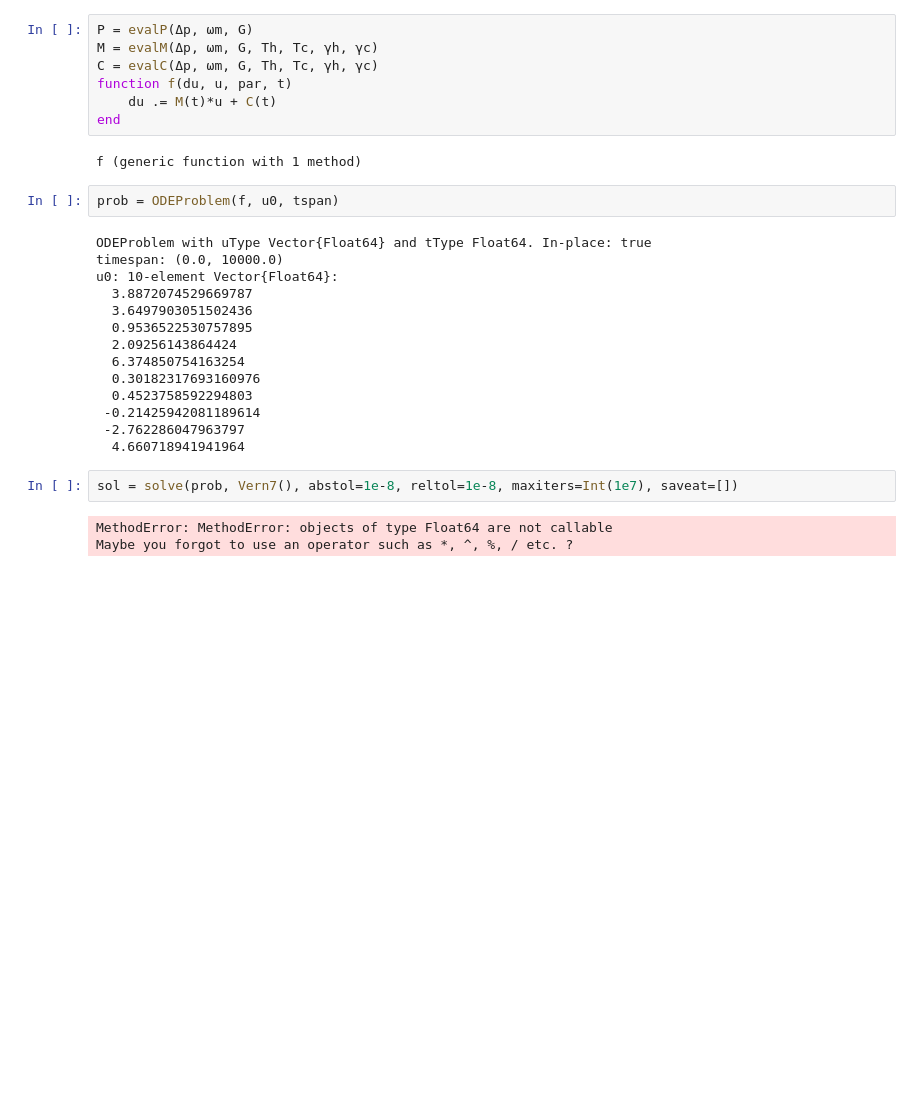
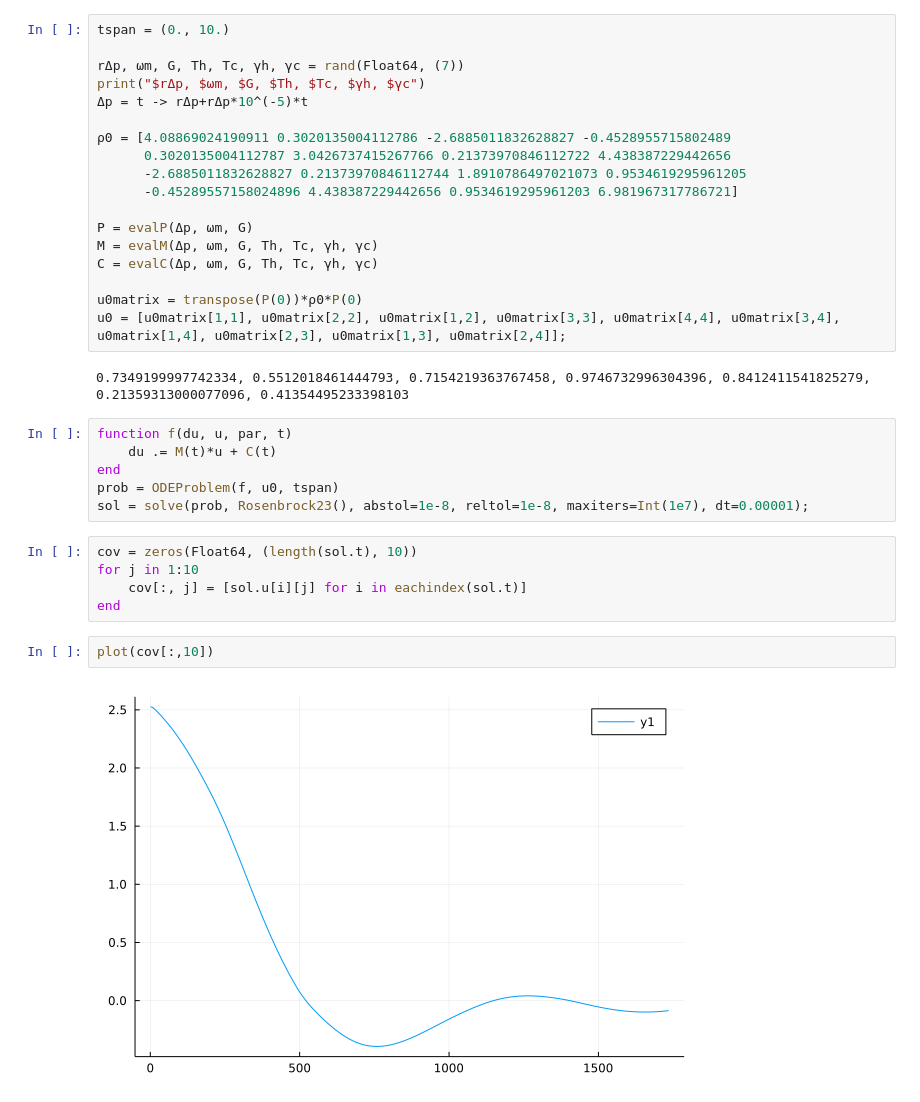
Before and after one commit to mekise/QuantumStirlingEngine, a Jupyter notebook: notebooks/test.ipynb, the cells around one changed output. Drawn from its saved outputs; the diff is of its cells as text; blank space fills up the shorter version.

```diff
--- a/notebooks/test.ipynb
+++ b/notebooks/test.ipynb
@@ -64,30 +8,35 @@ u0 = [u0matrix[1,1], u0matrix[2,2], u0matrix[1,2], u0matrix[3,3], u0matrix[4,4],
-# %%
-P = evalP(Δp, ωm, G)
-M = evalM(Δp, ωm, G, Th, Tc, γh, γc)
-C = evalC(Δp, ωm, G, Th, Tc, γh, γc)
-function f(du, u, par, t)
-    du .= M(t)*u + C(t)
-end
-# %% [output]
-f (generic function with 1 method)
-# %%
-prob = ODEProblem(f, u0, tspan)
-# %% [output]
-ODEProblem with uType Vector{Float64} and tType Float64. In-place: true
-timespan: (0.0, 10000.0)
-u0: 10-element Vector{Float64}:
-  3.8872074529669787
-  3.6497903051502436
-  0.9536522530757895
-  2.09256143864424
-  6.374850754163254
-  0.30182317693160976
-  0.4523758592294803
- -0.21425942081189614
- -2.762286047963797
-  4.660718941941964
+# %%
+tspan = (0., 10.)
+
+rΔp, ωm, G, Th, Tc, γh, γc = rand(Float64, (7))
+print("$rΔp, $ωm, $G, $Th, $Tc, $γh, $γc")
+Δp = t -> rΔp+rΔp*10^(-5)*t
+
+ρ0 = [4.08869024190911 0.3020135004112786 -2.6885011832628827 -0.4528955715802489
+      0.3020135004112787 3.0426737415267766 0.21373970846112722 4.438387229442656
+      -2.6885011832628827 0.21373970846112744 1.8910786497021073 0.9534619295961205
+      -0.45289557158024896 4.438387229442656 0.9534619295961203 6.981967317786721]
+
+P = evalP(Δp, ωm, G)
+M = evalM(Δp, ωm, G, Th, Tc, γh, γc)
+C = evalC(Δp, ωm, G, Th, Tc, γh, γc)
+
+u0matrix = transpose(P(0))*ρ0*P(0)
+u0 = [u0matrix[1,1], u0matrix[2,2], u0matrix[1,2], u0matrix[3,3], u0matrix[4,4], u0matrix[3,4], u0matrix[1,4], u0matrix[2,3], u0matrix[1,3], u0matrix[2,4]];
+# %% [output]
+0.7349199997742334, 0.5512018461444793, 0.7154219363767458, 0.9746732996304396, 0.8412411541825279, 0.21359313000077096, 0.41354495233398103
 # %%
-sol = solve(prob, Vern7(), abstol=1e-8, reltol=1e-8, maxiters=Int(1e7), saveat=[])
+function f(du, u, par, t)
+    du .= M(t)*u + C(t)
+end
+prob = ODEProblem(f, u0, tspan)
+sol = solve(prob, Rosenbrock23(), abstol=1e-8, reltol=1e-8, maxiters=Int(1e7), dt=0.00001);
-# %% [output]
-MethodError: MethodError: objects of type Float64 are not callable
-Maybe you forgot to use an operator such as *, ^, %, / etc. ?
+# %%
+cov = zeros(Float64, (length(sol.t), 10))
+for j in 1:10
+    cov[:, j] = [sol.u[i][j] for i in eachindex(sol.t)]
+end
+# %%
+plot(cov[:,10])
+# %% [output]
+[figure, added]
```
Also changed, not shown: parts of 8 cells of this notebook, 5 other files.
